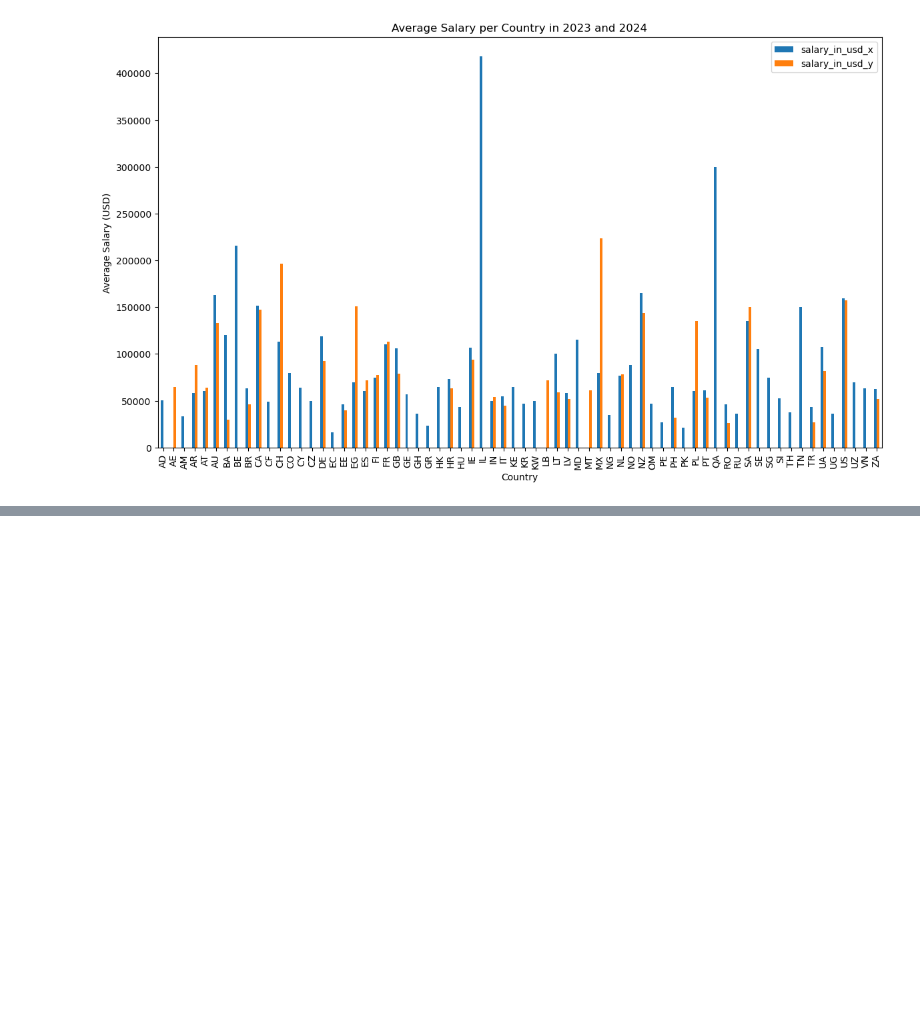
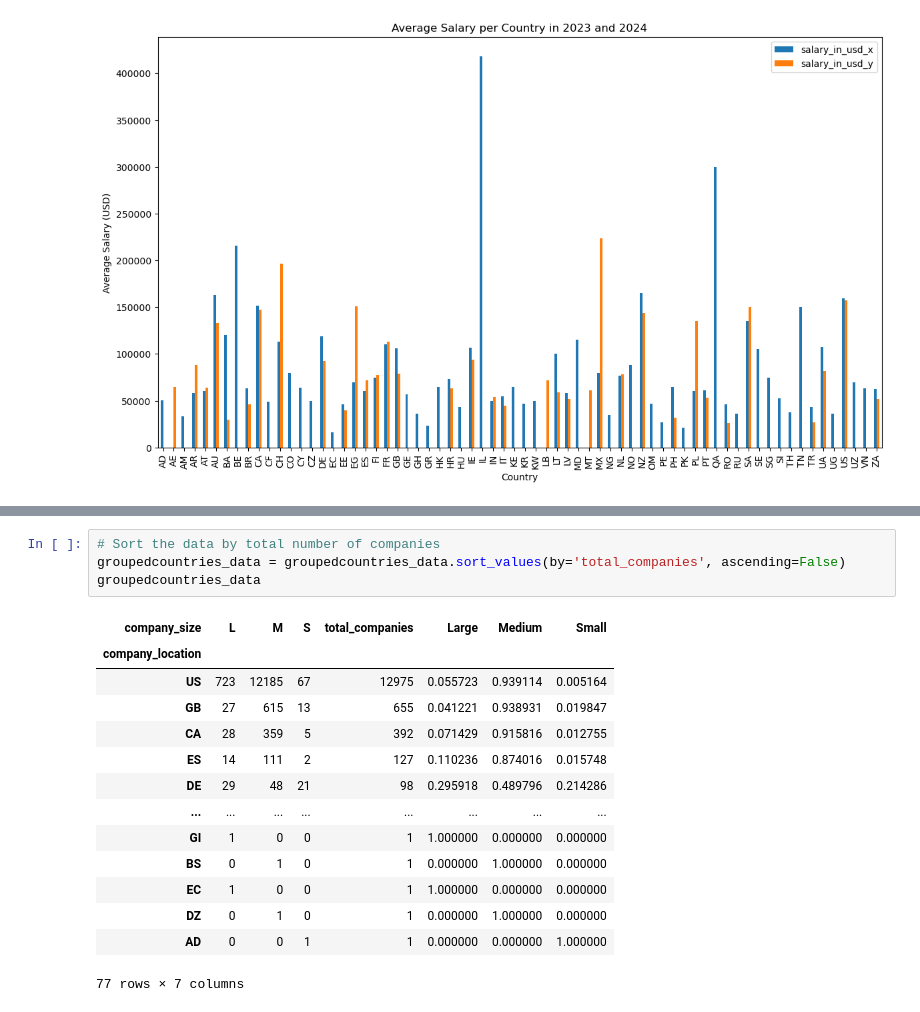
Before and after one commit to Starkilled1/Data-Salaries-2023-2024-analysis, a Jupyter notebook: Eugenio.ipynb, the cells around one changed output, grey strips where cells are left out. Drawn from its saved outputs; the diff is of its cells as text; blank space fills up the shorter version.

```diff
--- a/Eugenio.ipynb
+++ b/Eugenio.ipynb
@@ -134,0 +200,19 @@ plt.show()
+# %%
+# Sort the data by total number of companies
+groupedcountries_data = groupedcountries_data.sort_values(by='total_companies', ascending=False)
+groupedcountries_data
+# %% [output]
+| company_size | L | M | S | total_companies | Large | Medium | Small |
+| company_location |  |  |  |  |  |  |  |
+| US | 723 | 12185 | 67 | 12975 | 0.055723 | 0.939114 | 0.005164 |
+| GB | 27 | 615 | 13 | 655 | 0.041221 | 0.938931 | 0.019847 |
+| CA | 28 | 359 | 5 | 392 | 0.071429 | 0.915816 | 0.012755 |
+| ES | 14 | 111 | 2 | 127 | 0.110236 | 0.874016 | 0.015748 |
+| DE | 29 | 48 | 21 | 98 | 0.295918 | 0.489796 | 0.214286 |
+| ... | ... | ... | ... | ... | ... | ... | ... |
+| GI | 1 | 0 | 0 | 1 | 1.000000 | 0.000000 | 0.000000 |
+| BS | 0 | 1 | 0 | 1 | 0.000000 | 1.000000 | 0.000000 |
+| EC | 1 | 0 | 0 | 1 | 1.000000 | 0.000000 | 0.000000 |
+| DZ | 0 | 1 | 0 | 1 | 0.000000 | 1.000000 | 0.000000 |
+| AD | 0 | 0 | 1 | 1 | 0.000000 | 0.000000 | 1.000000 |
+77 rows × 7 columns
```
Also changed, not shown: parts of 8 cells of this notebook.
